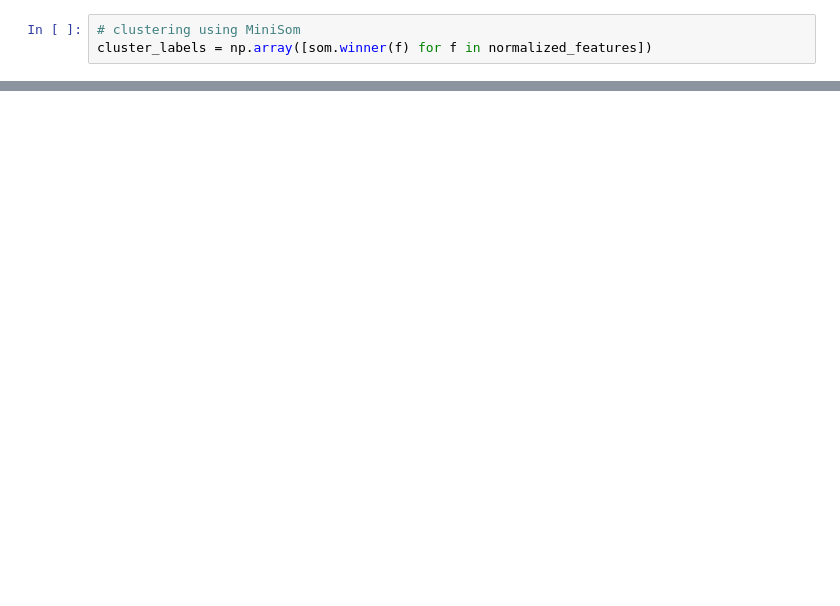
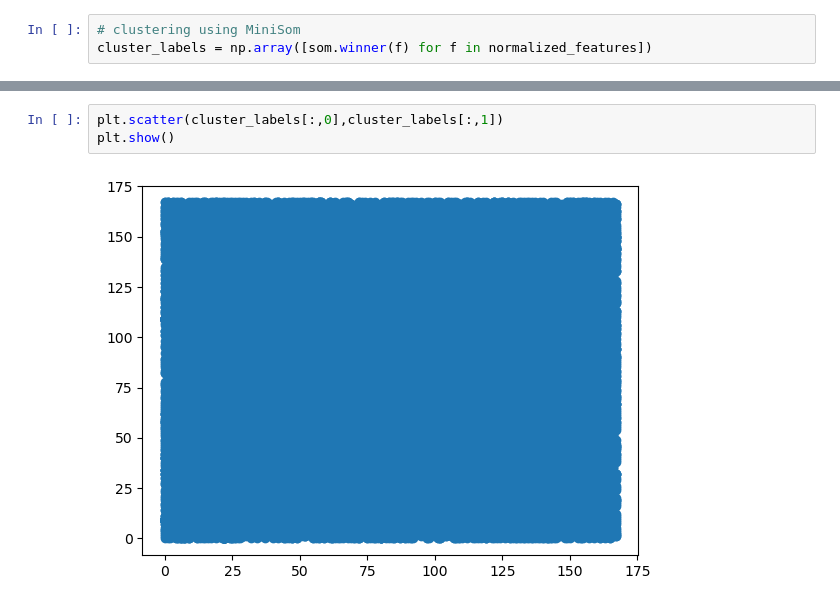
Before and after one commit to FomichAnastasia/master-thesis-, a Jupyter notebook: SOM.ipynb, the cells around one changed output, grey strips where cells are left out. Saved outputs shown, nothing was run; the diff lists cells and outputs as text; blank space fills up the shorter version.

```diff
--- a/SOM.ipynb
+++ b/SOM.ipynb
@@ -73,3 +89,8 @@ cluster_labels = np.array([som.winner(f) for f in normalized_features])
+# %%
+plt.scatter(cluster_labels[:,0],cluster_labels[:,1])
+plt.show()
+# %% [output]
+[figure, added]
 # %%
 # Distance map
 plt.figure(figsize=(10, 10))
```
Also changed, not shown: parts of 34 cells of this notebook, 2 other files.
